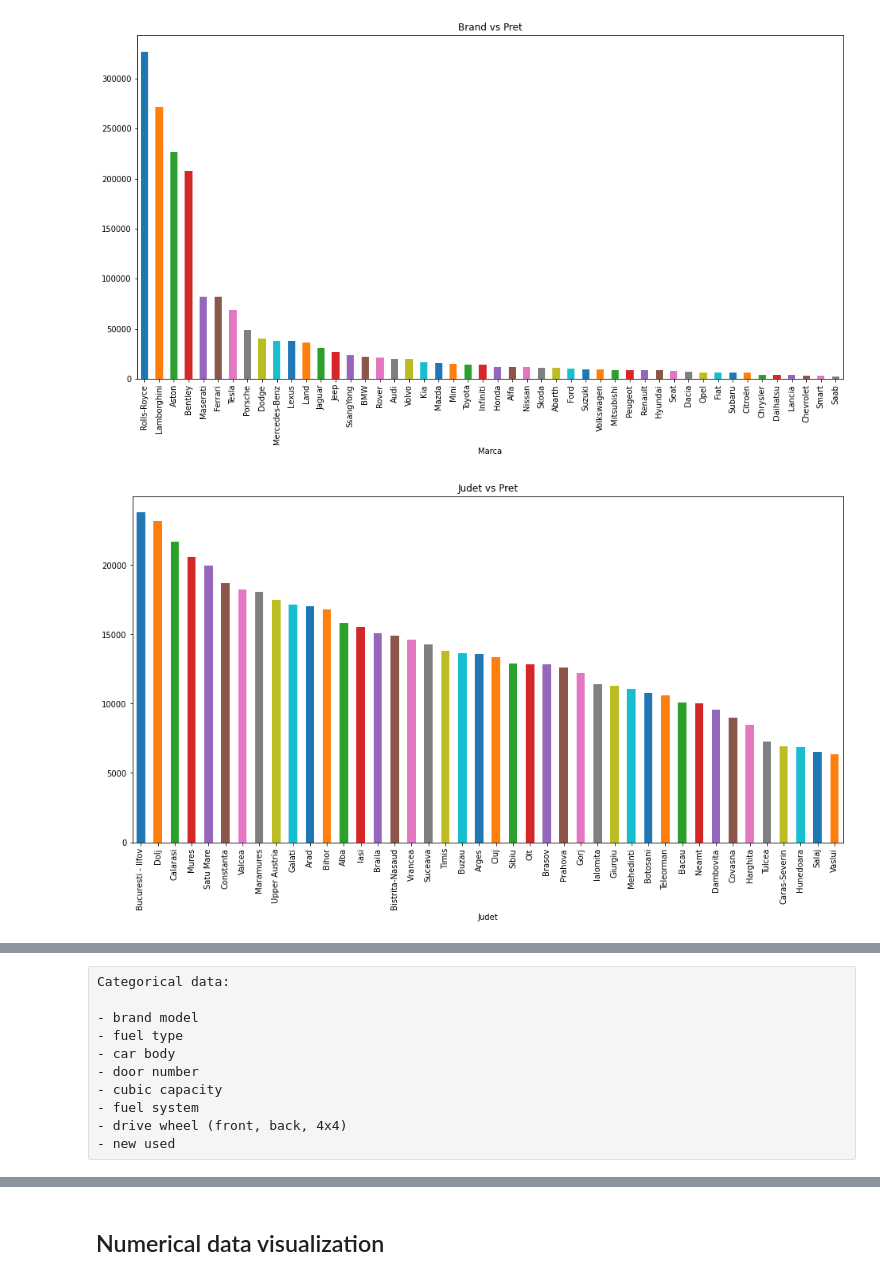
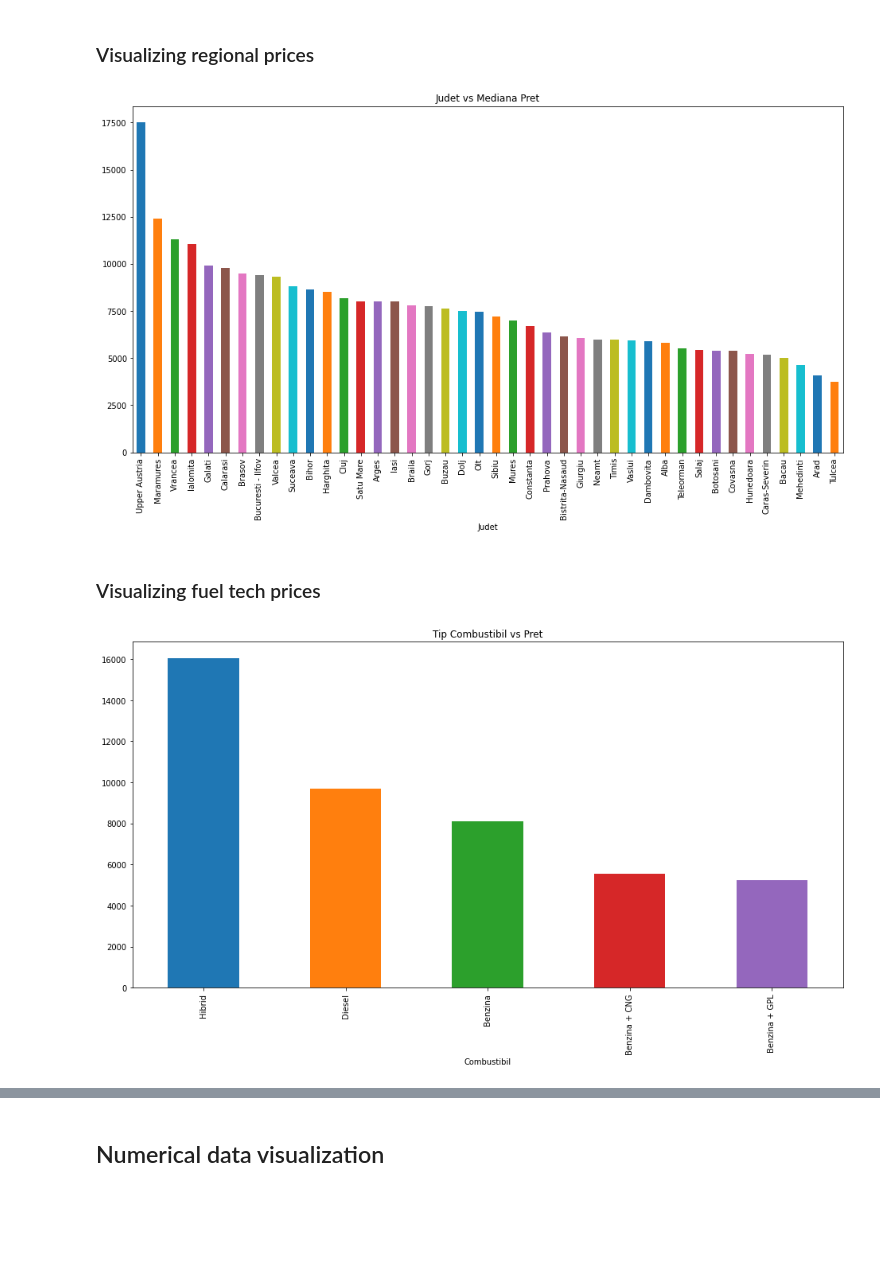
Before and after one commit to C1PR14N055/motors_ai, a Jupyter notebook: notebooks/Data Visualization.ipynb, the cells around one changed output, grey strips where cells are left out. Drawn from its saved outputs; the diff is of its cells as text; code cells hidden in the pictures; blank space fills up the shorter version.

Commit message:
notebook model, r2=.75

```diff
--- a/notebooks/Data Visualization.ipynb
+++ b/notebooks/Data Visualization.ipynb
@@ -140,11 +143,3 @@ df.head()
 | 2 | 7044051670 | 35 | Dambovita | 63351 | Targoviste |  |  | used | https://www.autovit.ro/anunt/audi... | ... |
 | 3 | 7044056336 | 12 | Sibiu | 34907 | Talmaciu |  |  | used | https://www.autovit.ro/anunt/volk... | ... |
 | 4 | 7044521035 | 34 | Valcea | 89649 | Ramnicu Valcea |  |  | used | https://www.autovit.ro/anunt/opel... | ... |
-# %%
-brand = df['title'].apply(lambda x : x.split(' ')[0])
-# model = df['title'].apply(lambda x : x.split(' ')[1])
-df.insert(3, "brand", brand)
-# df.insert(3, "model", model)
-# drop title on axis columns, replace in place dont return copy
-df.drop(['title'], axis=1, inplace=True)
-df.head()
@@ -183,36 +202,30 @@ plt.show()
+# %% [markdown]
+### Visualizing regional prices
+# %%
+plt.figure(figsize=(16, 8))
+plt.subplot(2, 1, (1, 2))
+df_cc = df.groupby(['region_name'])['price'].median().sort_values(ascending = False)
+df_cc.plot(
+    xlabel="Judet",
+    kind="bar",
+    color=plt.cm.tab10(np.arange(len(df.region_name)) % plt.cm.tab10.N)
+)
+plt.title('Judet vs Mediana Pret')
+plt.show()
+# %% [output]
+[figure, added]
+# %% [markdown]
+### Visualizing fuel tech prices
 # %%
-plt.figure(figsize=(16, 8))
-plt.subplot(2, 2, (1, 4))
-df_brand = df.groupby(['brand'])['price'].mean().sort_values(ascending = False)
-plt1 = df_brand.plot(
-    xlabel="Marca",
-    kind="bar",
-    color=plt.cm.tab10(np.arange(len(df.brand)) % plt.cm.tab10.N)
-)
-plt.title('Brand vs Pret')
-plt.show()
-
-plt.figure(figsize=(16, 8))
-plt.subplot(2, 1, (1, 2))
-df_cc = df.groupby(['region_name'])['price'].mean().sort_values(ascending = False)
-df_cc.plot(
-    xlabel="Judet",
-    kind="bar",
-    color=plt.cm.tab10(np.arange(len(df.region_name)) % plt.cm.tab10.N)
-)
-plt.title('Judet vs Pret')
-plt.show()
-
 plt.figure(figsize=(16, 8))
 plt.subplot(1, 1, 1)
 df_fuel = df.groupby(['Combustibil'])['price'].mean().sort_values(ascending = False)
 plt1 = df_fuel.plot(
     xlabel="Combustibil",
     kind="bar",
     color=plt.cm.tab10(np.arange(len(df.Combustibil)) % plt.cm.tab10.N)
 )
-plt.title('Combustibil vs Pret')
+plt.title('Tip Combustibil vs Pret')
 plt.show()
 # %% [output]
-[figure, old version]
+[figure, new version]
-[figure, removed]
@@ -220,11 +231,0 @@ plt.show()
-# %% [raw]
-Categorical data:
-
-- brand model
-- fuel type
-- car body
-- door number
-- cubic capacity
-- fuel system
-- drive wheel (front, back, 4x4)
-- new used
```
Also changed, not shown: parts of 78 cells of this notebook, 7 other files.
